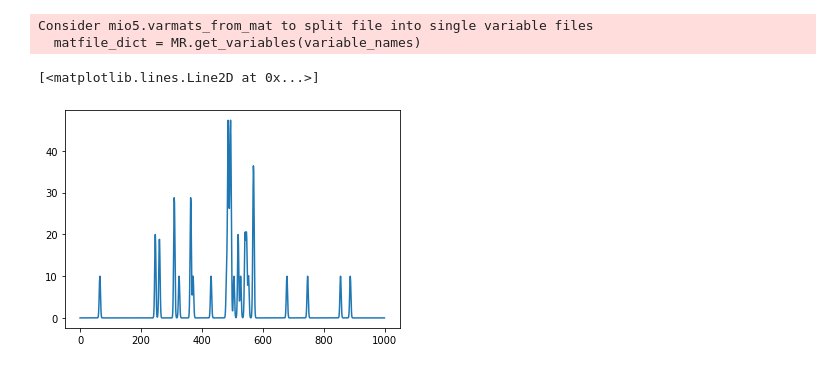
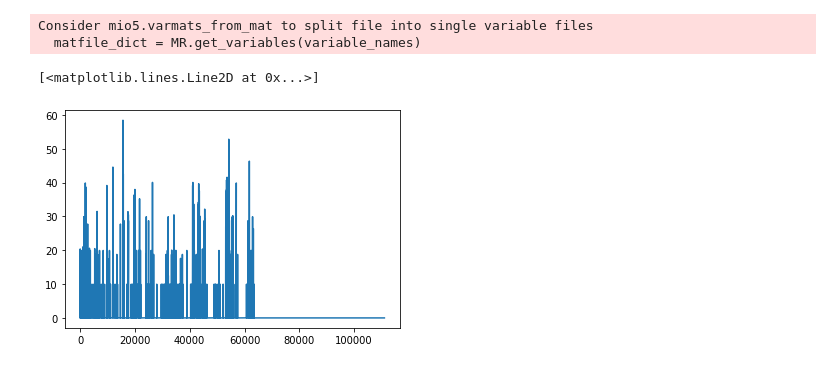
Before and after one commit to jncarpen/egoHC, a Jupyter notebook: behaVid.ipynb, the cells around one changed output. Saved outputs shown, nothing was run; the diff lists cells and outputs as text; code cells hidden in the pictures.

```diff
--- a/behaVid.ipynb
+++ b/behaVid.ipynb
@@ -219,7 +219,8 @@ class behaVid:
         peakRate = np.around(np.amax(fr), decimals=2)
 
         # parse window vector
-        minX = window[0]; maxX = window[1]; minY = window[2]; maxY = window[3]
+        scalingFactor = 1.10 # scale up min/max by some percentage
+        minX = window[0]*scalingFactor; maxX = window[1]*scalingFactor; minY = window[2]*scalingFactor; maxY = window[3]*scalingFactor
 
         # compute space (x and y)-- this is to plot the grid
         xSpace = maxX-minX
@@ -246,7 +247,7 @@ class behaVid:
 
         #####
 
-        # (move this to preamble)
+        # (move this to preamble)- once fn is complete
         from matplotlib.gridspec import GridSpec
 
         # initialize figure
@@ -274,7 +275,8 @@ class behaVid:
         gs = GridSpec(2,2, width_ratios=(ax1width, ax2width), **subplotpars1)
 
         # Create figure with 3 axes
-        fig = plt.figure(figsize=(figw1, figh1))
+        fig = plt.figure(23, figsize=(figw1, figh1))
+        plt.clf()
         ax1 = fig.add_subplot(gs[0,0]) #, frameon=False)
         ax2 = fig.add_subplot(gs[1,0]) #, frameon=False)
         ax3 = fig.add_subplot(gs[:,1]) #, frameon=False)
@@ -376,12 +378,26 @@ class behaVid:
         if not os.path.exists(newpath):
             os.makedirs(newpath)
 
-        start = 45000
-        stop = 46000
+        # remove start/stop when you get everything up and running
+        start = 10000
+        stop = 15000
+
+        skipFrames = 20 # number of frames to skip
 
         count = start
         for yy in binInd[start:stop]:
-            if binInd[count] > 1:
+            interval = binInd[count-5:count+5] # define interval around timepoint of interest
+
+            if np.all(interval) <= 1:
+                fig = self.plotBehavior(sessNum=sessNum, unitNum=unitNum, timePoint=count) # call 'plotBehavior' method
+                timeNow = np.around(time[count])
+                pngName = 'D:\\behaviorVideos\\24116\\' + str(UID) + '_' + str(sessNum) +'\\' + str(timeNow) + '.png' # figure title
+                fig.savefig(pngName, bbox_inches='tight', pad_inches=.25) # save figure
+                del fig
+                plt.close() # close figure
+                count = count+skipFrames
+
+            else:
                 fig = self.plotBehavior(sessNum=sessNum, unitNum=unitNum, timePoint=count) # call 'plotBehavior' method
                 timeNow = np.around(time[count])
                 pngName = 'D:\\behaviorVideos\\24116\\' + str(UID) + '_' + str(sessNum) +'\\' + str(timeNow) + '.png' # figure title
@@ -389,23 +405,14 @@ class behaVid:
                 del fig
                 plt.close() # close figure
                 count = count+1
-
-            elif binInd[count] <= 1:
-                fig = self.plotBehavior(sessNum=sessNum, unitNum=unitNum, timePoint=count) # call 'plotBehavior' method
-                timeNow = np.around(time[count])
-                pngName = 'D:\\behaviorVideos\\24116\\' + str(UID) + '_' + str(sessNum) +'\\' + str(timeNow) + '.png' # figure title
-                fig.savefig(pngName, bbox_inches='tight', pad_inches=.25) # save figure
-                del fig
-                plt.close() # close figure
-                count = count+20
-
         return
 # %%
 # initiate instances of class behaVid
 vid_24116 = behaVid('24116', pos, SpikeTrain, UniqueID, trialType) # animal 24116
 # %%
-fr = vid_24116.instFR(sigma=2, sessNum=26, unitNum=3)
-plt.plot(fr[45000:46000])
+# plot firing rate over time
+fr = vid_24116.instFR(sigma=2, sessNum=26, unitNum=4)
+plt.plot(fr)
 # %% [output]
 [<matplotlib.lines.Line2D at 0x...>]
-[figure, old version]
+[figure, new version]
```
Also changed, not shown: parts of 4 cells of this notebook, 4 other files.
